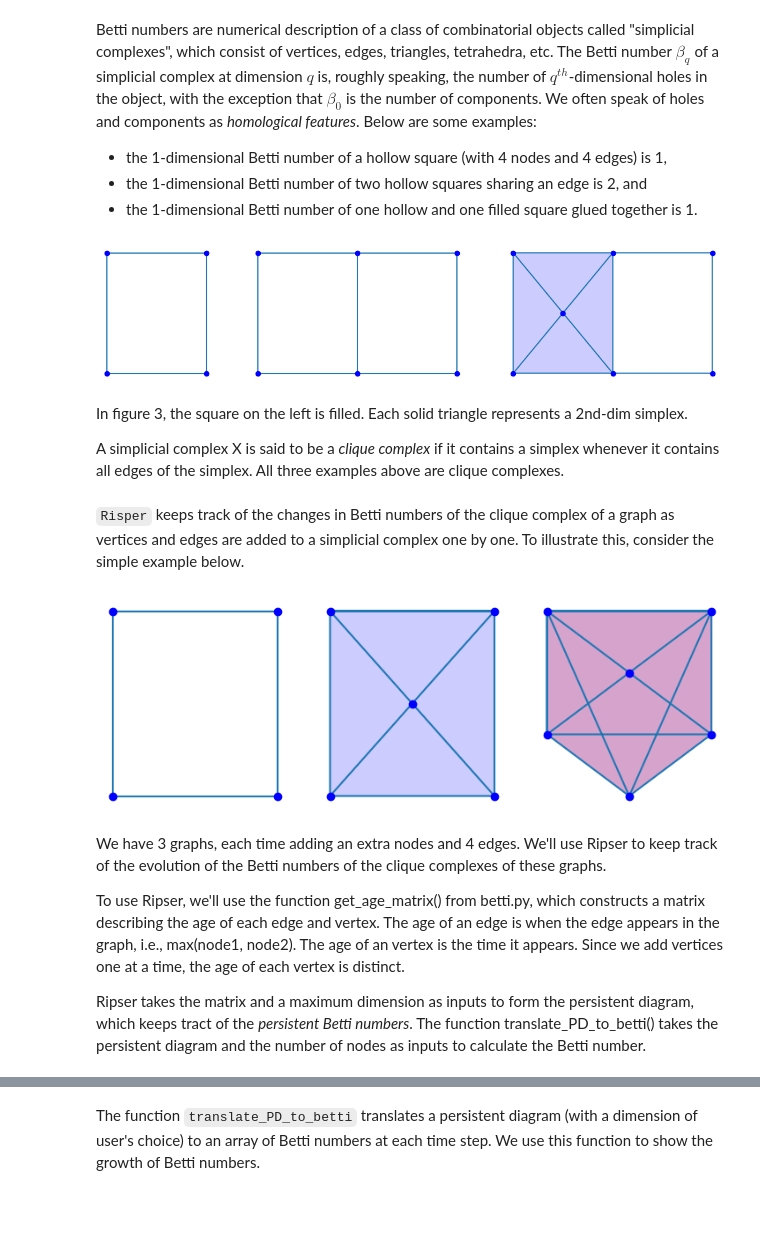
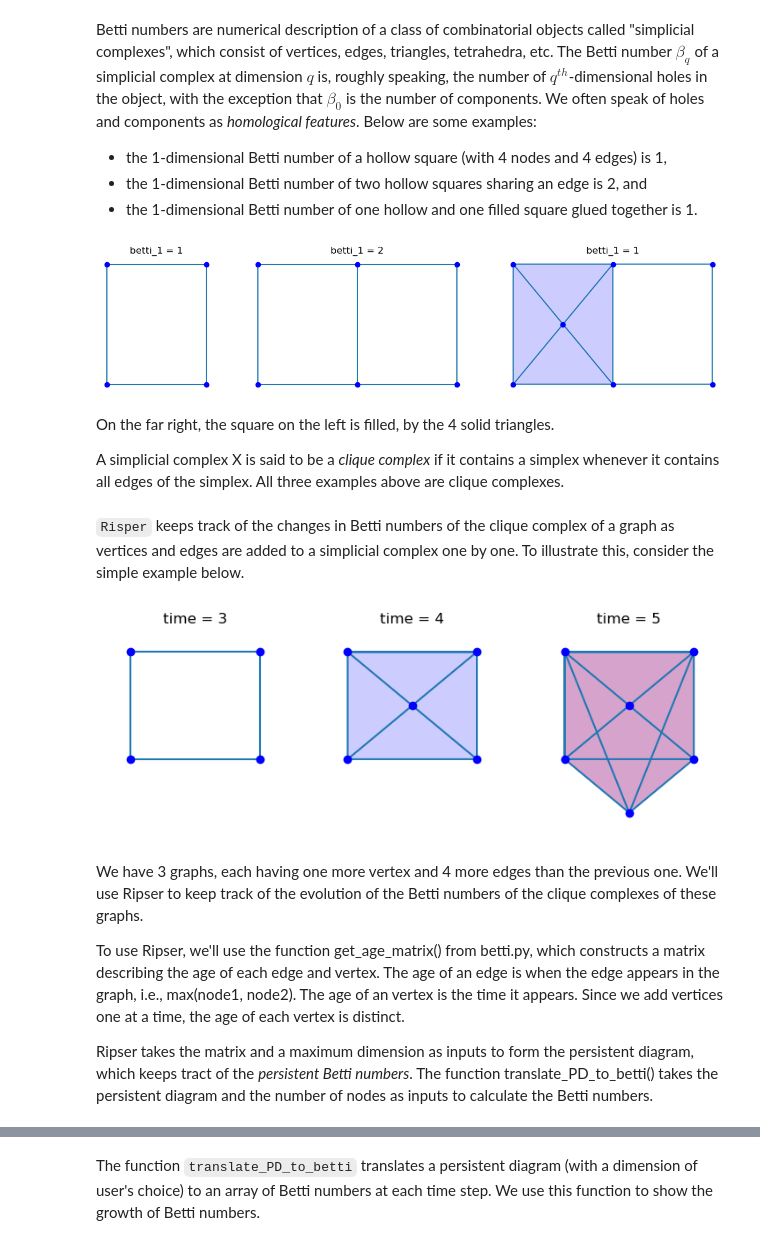
Before and after one commit to carolinerongyi/Preferential_Attachment_Clique_Complex, a Jupyter notebook: tutorial.ipynb, the cells around one changed output, grey strips where cells are left out. Saved outputs shown, nothing was run; the diff lists cells and outputs as text; code cells hidden in the pictures; blank space fills up the shorter version.

```diff
--- a/tutorial.ipynb
+++ b/tutorial.ipynb
@@ -159,26 +169,29 @@ Betti numbers are numerical description of a class of combinatorial objects call
 # %%
 fig, axes = plt.subplots(1,3, figsize=(14, 3), width_ratios=[1, 2,2])
 
 ax = axes[0]
 ax.plot(*zip((0,0), (1,0), (1,1), (0,1),(0,0)))
 ax.plot([0,0,1,1],[0,1,0,1], 'bo')
+ax.set_title('betti_1 = 1')
 
 ax = axes[1]
 ax.plot(*zip((1,1),(1,0),(0,0),(0,1),(1,1),(2,1),(2,0),(1,0)))
 ax.plot([0,0,1,1,2,2],[0,1,0,1,0,1], 'bo')
+ax.set_title('betti_1 = 2')
 
 ax = axes[2]
 ax.plot(*zip((0,0),(0,1),(1,1),(0,0),(1,0),(2,0),(2,1),(1,1),(1,0),(0,1)))
 ax.plot([0,0,1,1,2,2,0.5],[0,1,0,1,0,1,0.5], 'bo')
 ax.fill([0,0,1,1],[0,1,1,0], 'b', alpha=0.2)
+ax.set_title('betti_1 = 1')
 
 for ax in axes:
     ax.axis('off')
 plt.show()
 # %% [output]
-[figure, old version]
+[figure, new version]
 # %% [markdown]
-In figure 3, the square on the left is filled. Each solid triangle represents a 2nd-dim simplex.
+On the far right, the square on the left is filled, by the 4 solid triangles.
 
 A simplicial complex X is said to be a *clique complex* if it contains a simplex whenever it contains all edges of the simplex. All three examples above are clique complexes.
 # %% [markdown]
@@ -192,7 +205,6 @@ graph0.add_edges([(0,1), (1,2), (2,3), (0,3)])
 ax = axes[0]
 ax.plot(*zip((0,0), (1,0), (1,1), (0,1),(0,0)))
 ax.plot([0,0,1,1],[0,1,0,1], 'bo')
-
 
 graph1 = graph0.copy()
 graph1.add_vertices(1)
@@ -211,16 +223,19 @@ ax.plot([0,0,1,1,0.5, 0.5],[0,1,0,1,0.5, -0.5], 'bo')
 ax.fill([0, 0, 1, 1, 0.5], [0, 1, 1, 0, -0.5], 'b', alpha=0.2)
 ax.fill([0,0,1,1,0.5], [0,1,1,0,-0.5], 'r', alpha=0.2)
 
-for ax in axes:
+for i, ax in enumerate(axes):
     ax.axis('off')
+    ax.set_title(f"time = {i+3}")
+    ax.set_xlim([-.2, 1.2])
+    ax.set_ylim([-.7, 1.2])
 
 plt.show()
 # %% [output]
-[figure, old version]
+[figure, new version]
 # %% [markdown]
-We have 3 graphs, each time adding an extra nodes and 4 edges. We'll use Ripser to keep track of the evolution of the Betti numbers of the clique complexes of these graphs.
+We have 3 graphs, each having one more vertex and 4 more edges than the previous one. We'll use Ripser to keep track of the evolution of the Betti numbers of the clique complexes of these graphs.
 
 To use Ripser, we'll use the function get_age_matrix() from betti.py, which constructs a matrix describing the age of each edge and vertex. The age of an edge is when the edge appears in the graph, i.e., max(node1, node2). The age of an vertex is the time it appears. Since we add vertices one at a time, the age of each vertex is distinct.
 
-Ripser takes the matrix and a maximum dimension as inputs to form the persistent diagram, which keeps tract of the *persistent Betti numbers*. The function translate_PD_to_betti() takes the persistent diagram and the number of nodes as inputs to calculate the Betti number.
+Ripser takes the matrix and a maximum dimension as inputs to form the persistent diagram, which keeps tract of the *persistent Betti numbers*. The function translate_PD_to_betti() takes the persistent diagram and the number of nodes as inputs to calculate the Betti numbers.
 # %%
```
Also changed, not shown: parts of 12 cells of this notebook.
